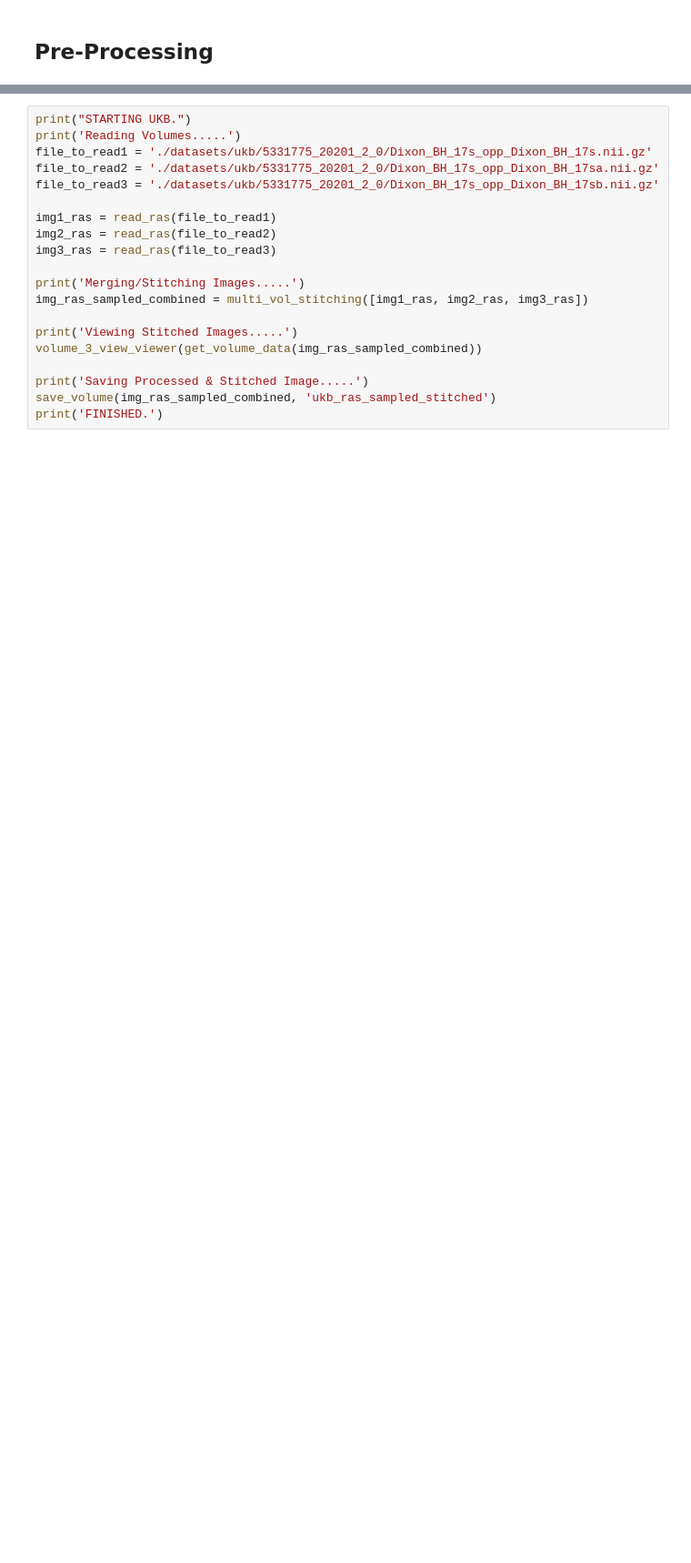
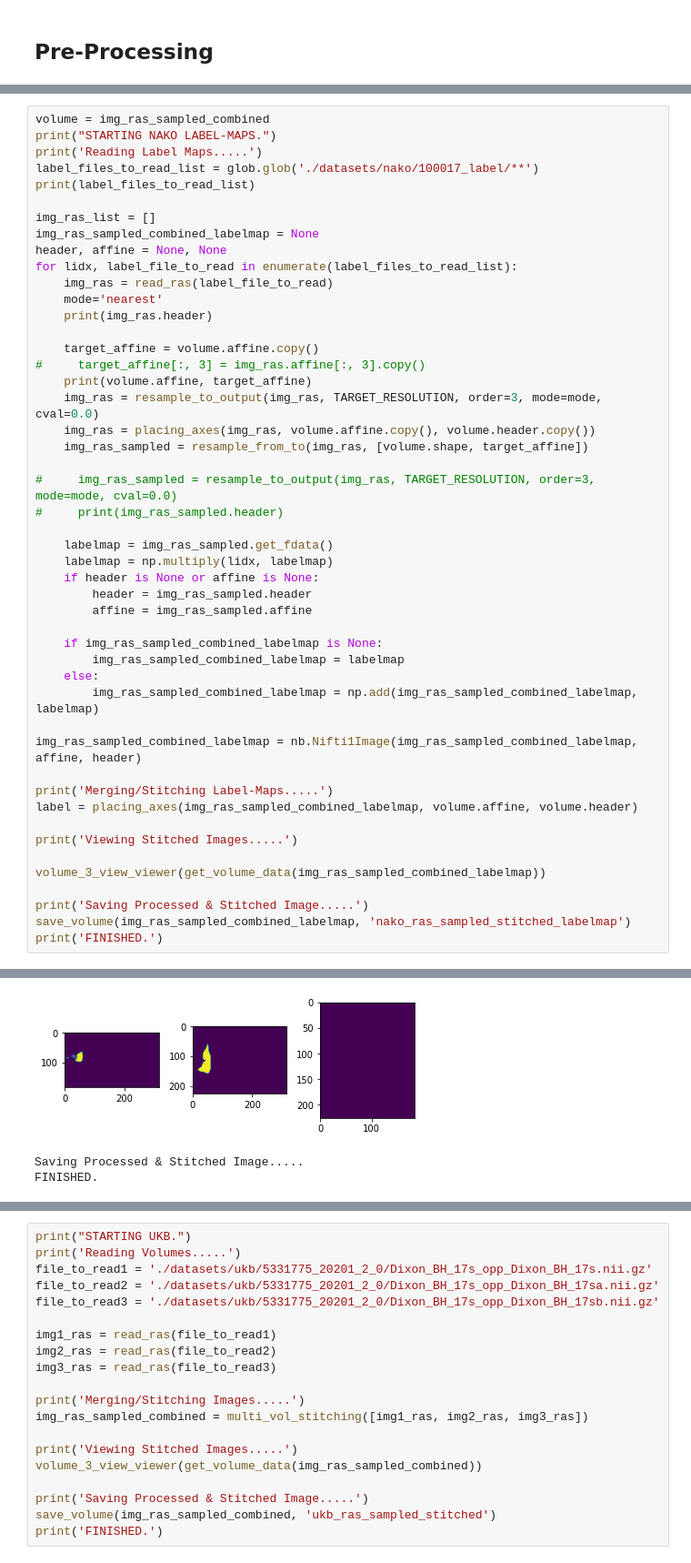
Before and after one commit to ai-med/AbdomenNet, a Jupyter notebook: quickNAT_pytorch/create_datasets/data preprocessing.ipynb, the cells around one changed output, grey strips where cells are left out. Shown at 91% size. Drawn from its saved outputs; the diff is of its cells as text; blank space fills up the shorter version.

Commit message:
commit-210920: Data Labelmap stitching continues

```diff
--- a/quickNAT_pytorch/create_datasets/data preprocessing.ipynb
+++ b/quickNAT_pytorch/create_datasets/data preprocessing.ipynb
@@ -196,0 +299,49 @@ def read_ras(file_path, file_type=None):
+# %%
+volume = img_ras_sampled_combined
+print("STARTING NAKO LABEL-MAPS.")
+print('Reading Label Maps.....')
+label_files_to_read_list = glob.glob('./datasets/nako/100017_label/**')
+print(label_files_to_read_list)
+
+img_ras_list = []
+img_ras_sampled_combined_labelmap = None
+header, affine = None, None
+for lidx, label_file_to_read in enumerate(label_files_to_read_list):
+    img_ras = read_ras(label_file_to_read)
+    mode='nearest'
+    print(img_ras.header)
+
+    target_affine = volume.affine.copy()
+#     target_affine[:, 3] = img_ras.affine[:, 3].copy()
+    print(volume.affine, target_affine)
+    img_ras = resample_to_output(img_ras, TARGET_RESOLUTION, order=3, mode=mode, cval=0.0)
+    img_ras = placing_axes(img_ras, volume.affine.copy(), volume.header.copy())
+    img_ras_sampled = resample_from_to(img_ras, [volume.shape, target_affine])
+
+#     img_ras_sampled = resample_to_output(img_ras, TARGET_RESOLUTION, order=3, mode=mode, cval=0.0)
+#     print(img_ras_sampled.header)
+
+    labelmap = img_ras_sampled.get_fdata()
+    labelmap = np.multiply(lidx, labelmap)
+    if header is None or affine is None:
+        header = img_ras_sampled.header
+        affine = img_ras_sampled.affine
+
+    if img_ras_sampled_combined_labelmap is None:
+        img_ras_sampled_combined_labelmap = labelmap
+    else:
+        img_ras_sampled_combined_labelmap = np.add(img_ras_sampled_combined_labelmap, labelmap)
+
+img_ras_sampled_combined_labelmap = nb.Nifti1Image(img_ras_sampled_combined_labelmap, affine, header)
+
+print('Merging/Stitching Label-Maps.....')
+label = placing_axes(img_ras_sampled_combined_labelmap, volume.affine, volume.header)
+
+print('Viewing Stitched Images.....')
+
+volume_3_view_viewer(get_volume_data(img_ras_sampled_combined_labelmap))
+
+print('Saving Processed & Stitched Image.....')
+save_volume(img_ras_sampled_combined_labelmap, 'nako_ras_sampled_stitched_labelmap')
+print('FINISHED.')
+# %% [output]
@@ -197,3 +365,6 @@ def read_ras(file_path, file_type=None):
+[figure, added]
+Saving Processed & Stitched Image.....
+FINISHED.
 # %%
 print("STARTING KORA.")
 print('Reading Volumes.....')
```
Also changed, not shown: parts of 15 cells of this notebook, 1 other file.
